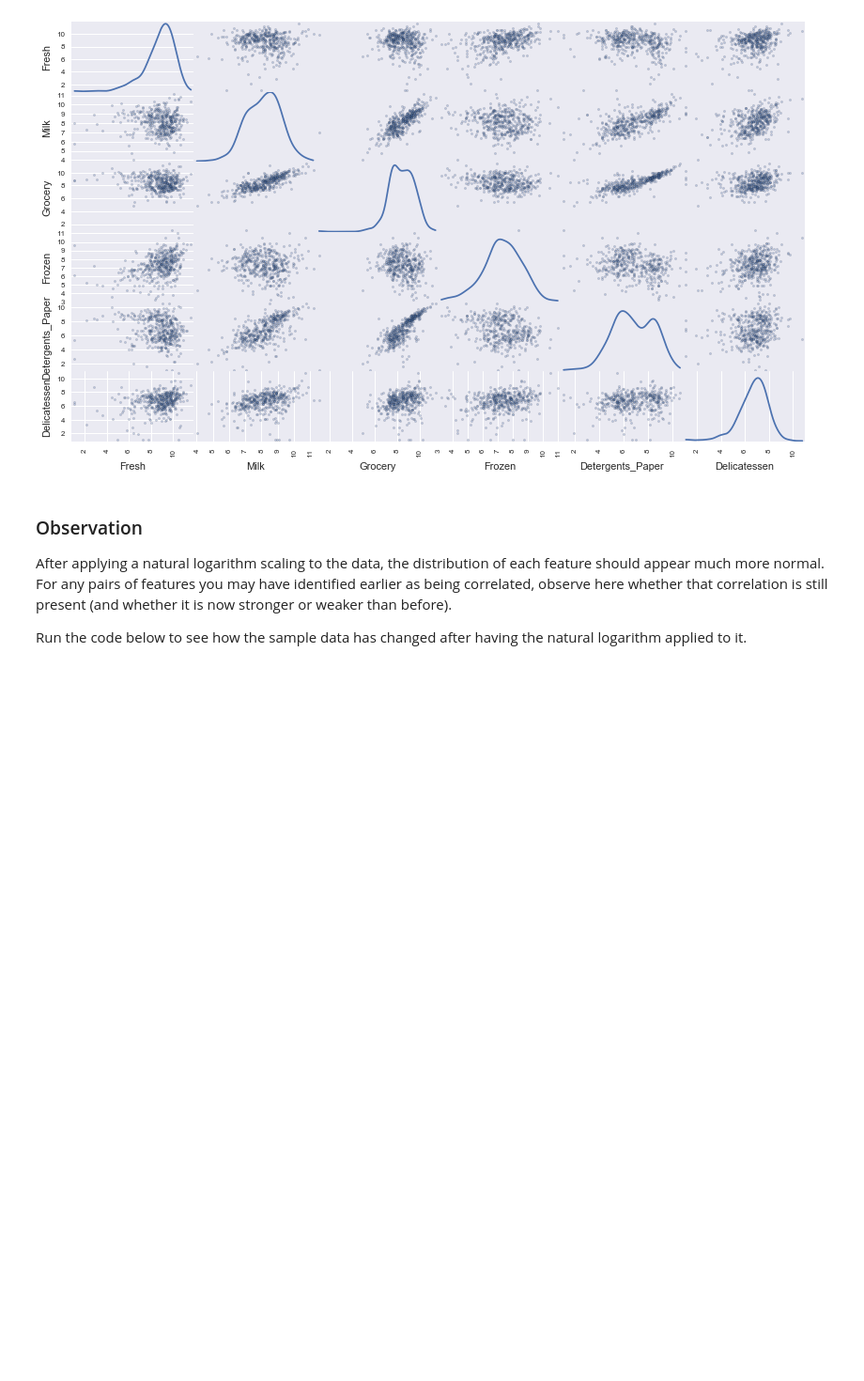
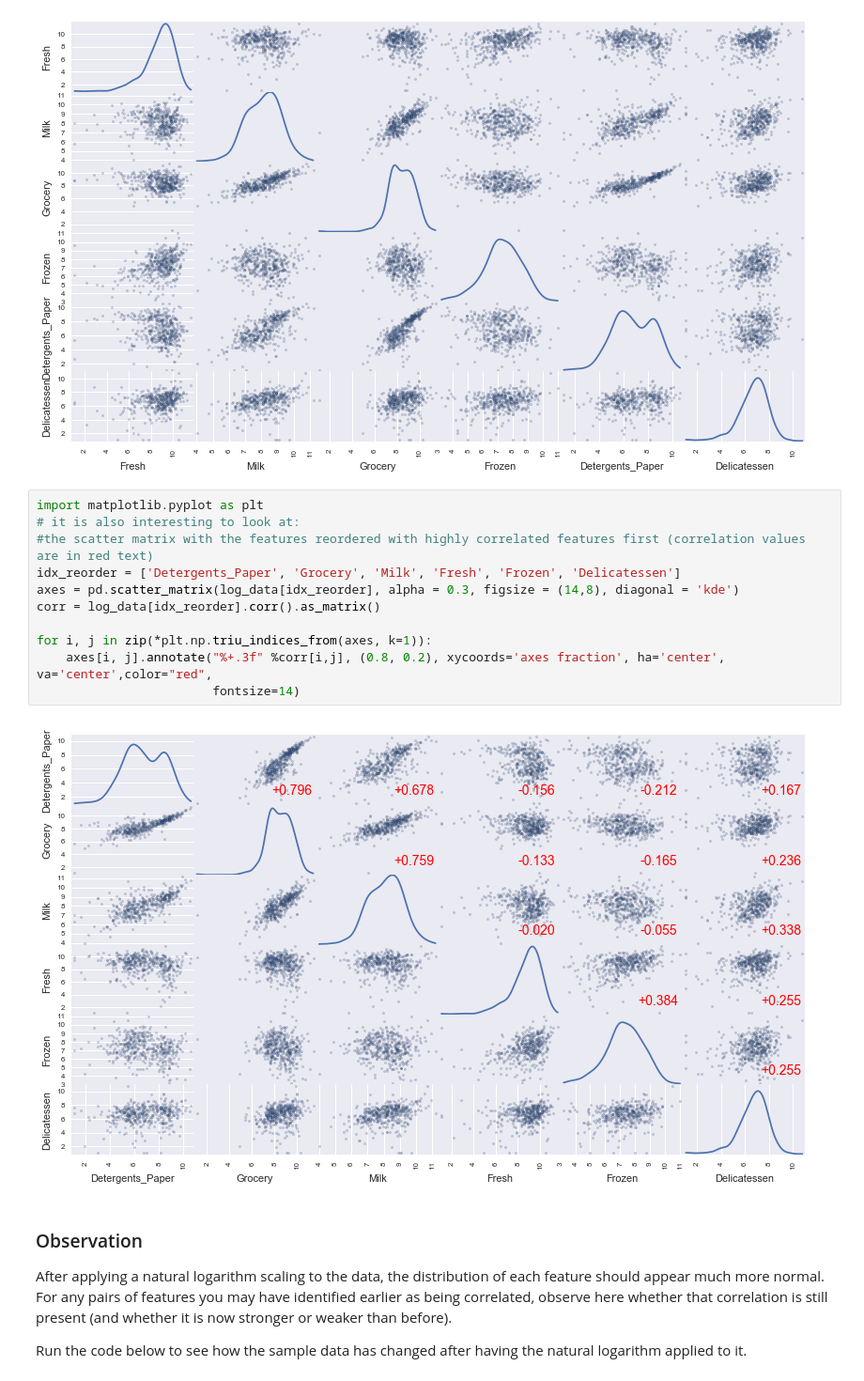
Before and after one commit to sonamkoul2/customer_segments, a Jupyter notebook: customer_segments.ipynb, the cells around one changed output. Shown at 94% size. Drawn from its saved outputs; the diff is of its cells as text; blank space fills up the shorter version.

```diff
--- a/customer_segments.ipynb
+++ b/customer_segments.ipynb
@@ -187,6 +181,19 @@ log_samples = np.log(samples)
 pd.scatter_matrix(log_data, alpha = 0.3, figsize = (14,8), diagonal = 'kde');
 # %% [output]
 [figure]
+# %%
+import matplotlib.pyplot as plt
+# it is also interesting to look at:
+#the scatter matrix with the features reordered with highly correlated features first (correlation values are in red text)
+idx_reorder = ['Detergents_Paper', 'Grocery', 'Milk', 'Fresh', 'Frozen', 'Delicatessen']
+axes = pd.scatter_matrix(log_data[idx_reorder], alpha = 0.3, figsize = (14,8), diagonal = 'kde')
+corr = log_data[idx_reorder].corr().as_matrix()
+
+for i, j in zip(*plt.np.triu_indices_from(axes, k=1)):
+    axes[i, j].annotate("%+.3f" %corr[i,j], (0.8, 0.2), xycoords='axes fraction', ha='center', va='center',color="red",
+                        fontsize=14)
+# %% [output]
+[figure, added]
 # %% [markdown]
 ### Observation
 After applying a natural logarithm scaling to the data, the distribution of each feature should appear much more normal. For any pairs of features you may have identified earlier as being correlated, observe here whether that correlation is still present (and whether it is now stronger or weaker than before).
```
Also changed, not shown: parts of 9 cells of this notebook.
